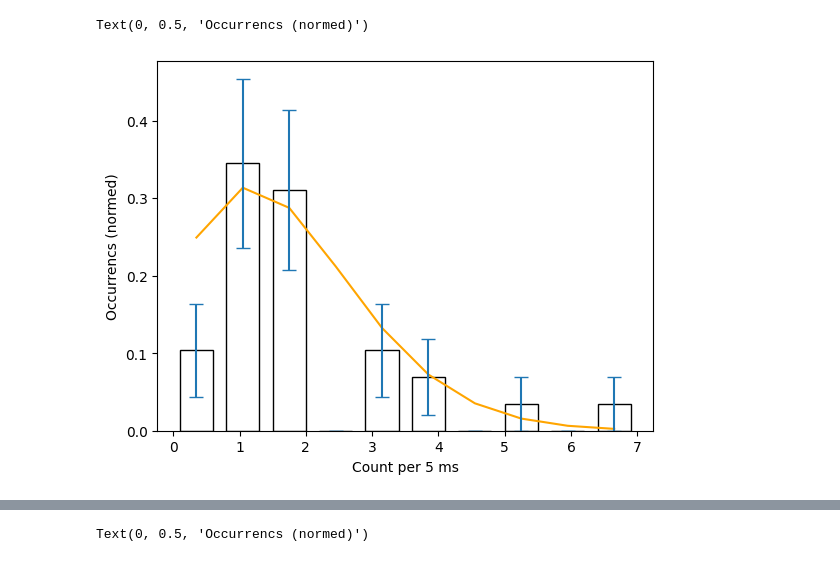
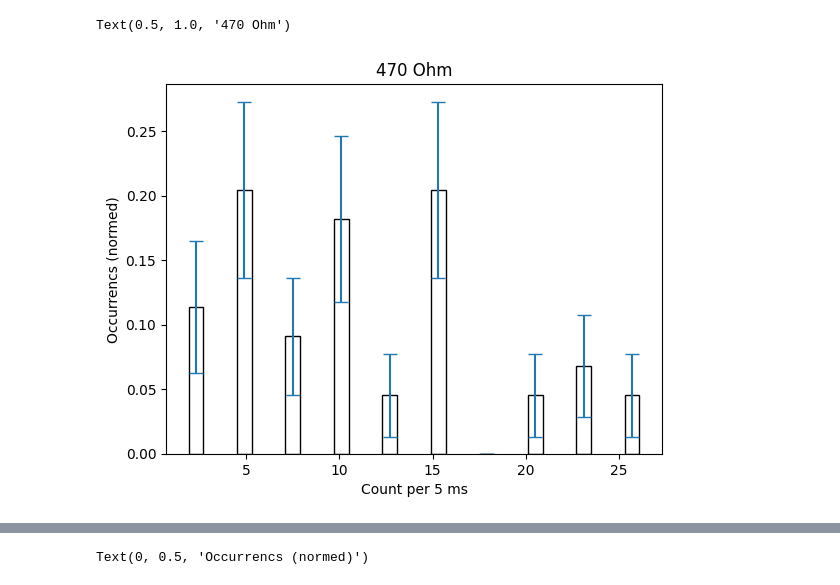
Before and after one commit to sarah-sev/SPAD, a Jupyter notebook: histplots.ipynb, the cells around one changed output, grey strips where cells are left out. Drawn from its saved outputs; the diff is of its cells as text; code cells hidden in the pictures.

Commit message:
new data

```diff
--- a/histplots.ipynb
+++ b/histplots.ipynb
@@ -9,16 +9,19 @@ data = pd.read_csv("hist_5msboth.txt", sep='\t', header=0, names=["x", "y"],inde
 data1 = pd.read_csv("hist_10ms.txt",sep='\t', header=0, names=["x", "y"])
 data2 = pd.read_csv("hist_15ms.txt",sep='\t', header=0, names=["x", "y"])
+# %%
+data_470o = pd.read_csv("470o_5ms.txt", sep='\t', header=0, names=["x", "y"],index_col=False)
+data_600o = pd.read_csv("600o_5ms.txt", sep='\t', header=0, names=["x", "y"],index_col=False)
+data_760o = pd.read_csv("760o_5ms.txt", sep='\t', header=0, names=["x", "y"],index_col=False)
+data_1ko = pd.read_csv("1ko_5ms.txt", sep='\t', header=0, names=["x", "y"],index_col=False)
+data_2ko = pd.read_csv("2.2ko_5ms.txt", sep='\t', header=0, names=["x", "y"],index_col=False)
+data_3ko = pd.read_csv("3.3ko_5ms.txt", sep='\t', header=0, names=["x", "y"],index_col=False)
 # %%
-def poss(n,l):
-    return (l*5)**n*np.exp(-l*5)/factorial(n)
-
-params, _ = curve_fit(poss, data["x"],data["y"]/sum(data["y"]))
-
-plt.plot(data["x"],poss(data["x"],params[0]),label="5 ms",color='orange')
-plt.bar(data["x"], data["y"]/sum(data["y"]),align='center',width=0.5,edgecolor='black',color='white')
+data = data_470o
+plt.bar(data["x"], data["y"]/sum(data["y"]),align='center',edgecolor='black',color='white')
 plt.errorbar(data["x"], data["y"]/sum(data["y"]), yerr=np.sqrt(data["y"])/sum(data["y"]),fmt='none',ecolor='tab:blue', capsize=5)
 plt.xlabel("Count per 5 ms")
 plt.ylabel("Occurrencs (normed)")
+plt.title("470 Ohm")
 # %% [output]
-Text(0, 0.5, 'Occurrencs (normed)')
+Text(0.5, 1.0, '470 Ohm')
-[figure, old version]
+[figure, new version]
```
Also changed, not shown: parts of 4 cells of this notebook, 9 other files.
